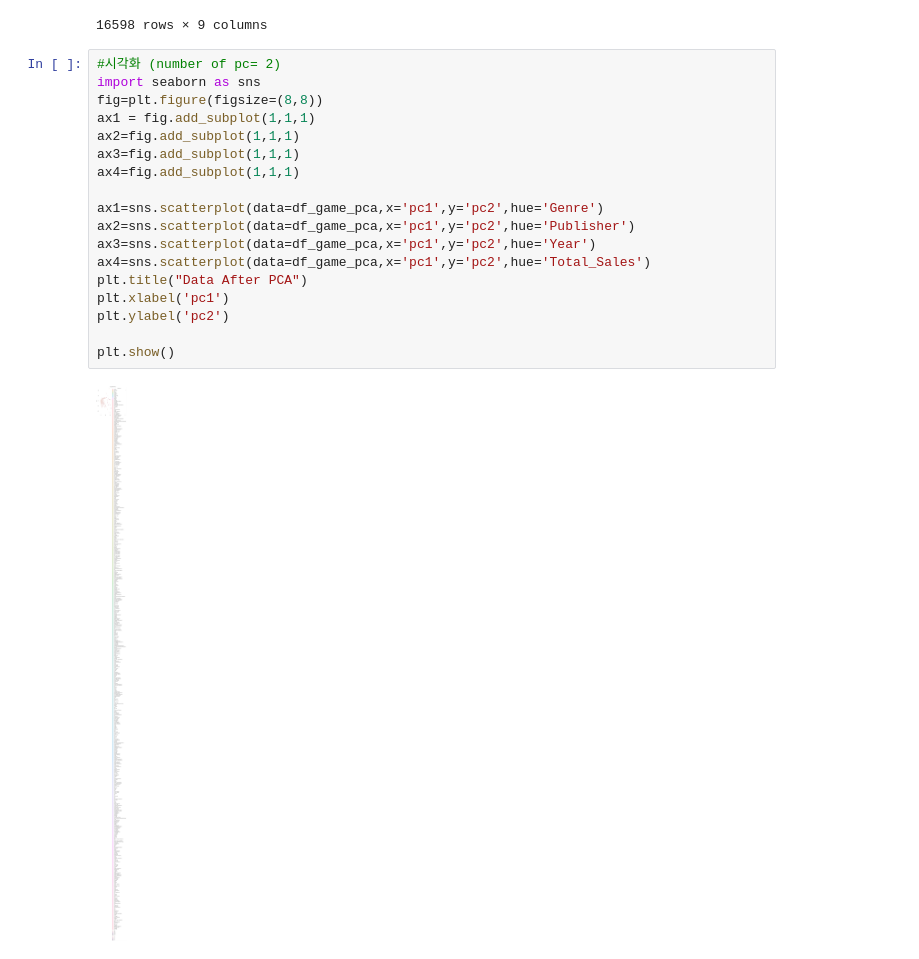
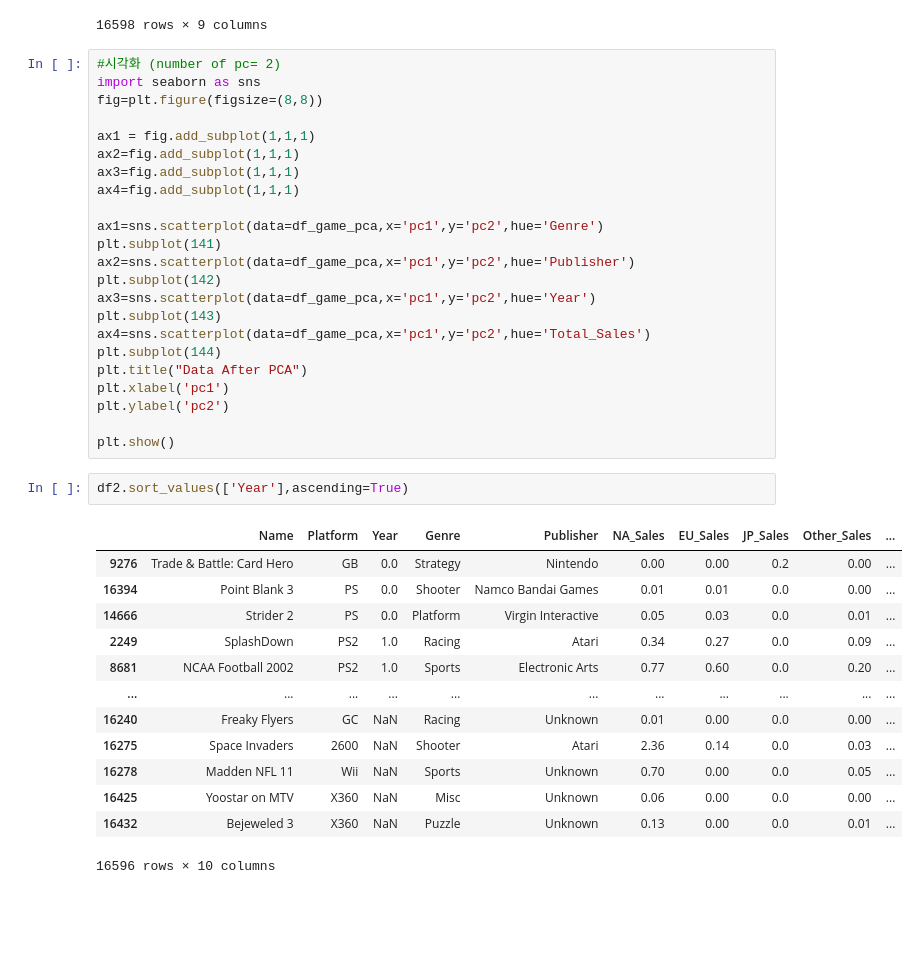
Before and after one commit to choheeee22/ds_Section1_Project, a Jupyter notebook: Section1_Project_GameIndustry.ipynb, the cells around one changed output. Saved outputs shown, nothing was run; the diff lists cells and outputs as text; blank space fills up the shorter version.

```diff
--- a/Section1_Project_GameIndustry.ipynb
+++ b/Section1_Project_GameIndustry.ipynb
@@ -485,19 +503,38 @@ df_game_pca
 #시각화 (number of pc= 2)
 import seaborn as sns
 fig=plt.figure(figsize=(8,8))
+
 ax1 = fig.add_subplot(1,1,1)
 ax2=fig.add_subplot(1,1,1)
 ax3=fig.add_subplot(1,1,1)
 ax4=fig.add_subplot(1,1,1)
 
 ax1=sns.scatterplot(data=df_game_pca,x='pc1',y='pc2',hue='Genre')
+plt.subplot(141)
 ax2=sns.scatterplot(data=df_game_pca,x='pc1',y='pc2',hue='Publisher')
+plt.subplot(142)
 ax3=sns.scatterplot(data=df_game_pca,x='pc1',y='pc2',hue='Year')
+plt.subplot(143)
 ax4=sns.scatterplot(data=df_game_pca,x='pc1',y='pc2',hue='Total_Sales')
+plt.subplot(144)
 plt.title("Data After PCA")
 plt.xlabel('pc1')
 plt.ylabel('pc2')
 
 plt.show()
-# %% [output]
-[figure, removed]
+# %%
+df2.sort_values(['Year'],ascending=True)
+# %% [output]
+|  | Name | Platform | Year | Genre | Publisher | NA_Sales | EU_Sales | JP_Sales | Other_Sales | ... |
+| 9276 | Trade & Battle: Card Hero | GB | 0.0 | Strategy | Nintendo | 0.00 | 0.00 | 0.2 | 0.00 | ... |
+| 16394 | Point Blank 3 | PS | 0.0 | Shooter | Namco Bandai Games | 0.01 | 0.01 | 0.0 | 0.00 | ... |
+| 14666 | Strider 2 | PS | 0.0 | Platform | Virgin Interactive | 0.05 | 0.03 | 0.0 | 0.01 | ... |
+| 2249 | SplashDown | PS2 | 1.0 | Racing | Atari | 0.34 | 0.27 | 0.0 | 0.09 | ... |
+| 8681 | NCAA Football 2002 | PS2 | 1.0 | Sports | Electronic Arts | 0.77 | 0.60 | 0.0 | 0.20 | ... |
+| ... | ... | ... | ... | ... | ... | ... | ... | ... | ... | ... |
+| 16240 | Freaky Flyers | GC | NaN | Racing | Unknown | 0.01 | 0.00 | 0.0 | 0.00 | ... |
+| 16275 | Space Invaders | 2600 | NaN | Shooter | Atari | 2.36 | 0.14 | 0.0 | 0.03 | ... |
+| 16278 | Madden NFL 11 | Wii | NaN | Sports | Unknown | 0.70 | 0.00 | 0.0 | 0.05 | ... |
+| 16425 | Yoostar on MTV | X360 | NaN | Misc | Unknown | 0.06 | 0.00 | 0.0 | 0.00 | ... |
+| 16432 | Bejeweled 3 | X360 | NaN | Puzzle | Unknown | 0.13 | 0.00 | 0.0 | 0.01 | ... |
+16596 rows × 10 columns
```
Also changed, not shown: parts of 8 cells of this notebook.
